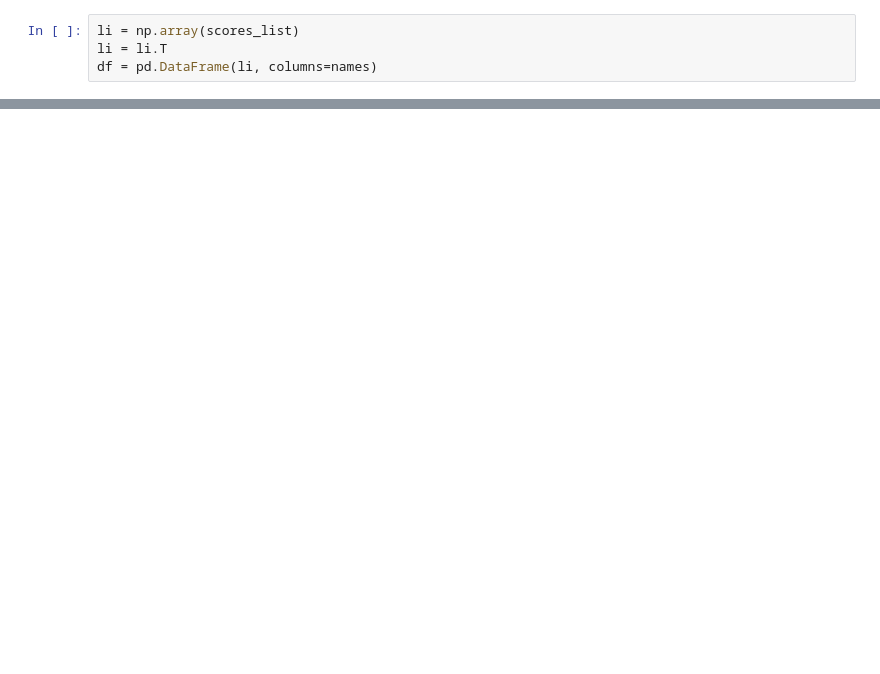
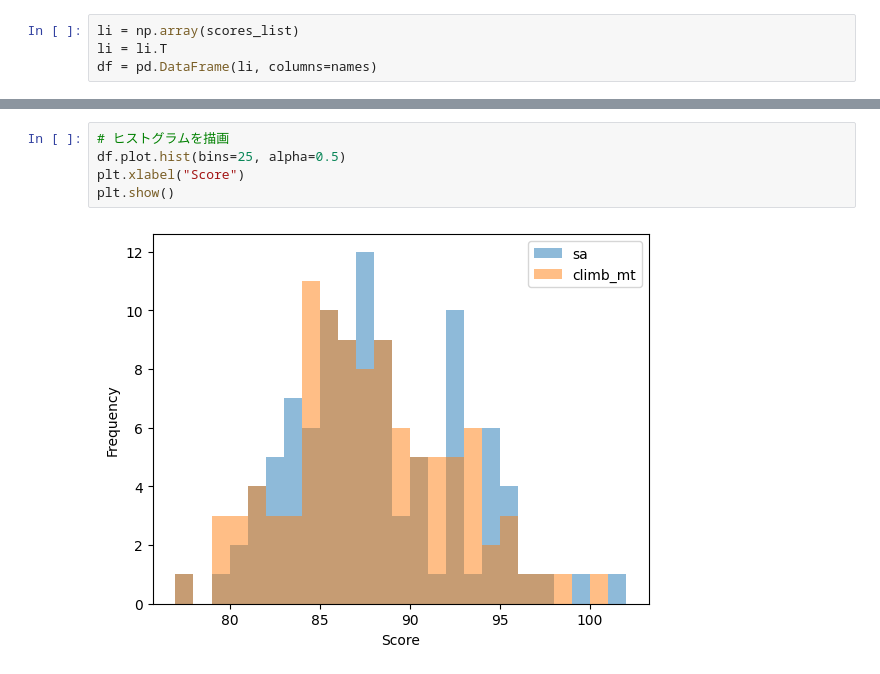
Before and after one commit to ayu0616/travel-planner, a Jupyter notebook: backend/python/compare_score.ipynb, the cells around one changed output, grey strips where cells are left out. Cells and saved outputs as stored; diff of their text form; blank space fills up the shorter version.

```diff
--- a/backend/python/compare_score.ipynb
+++ b/backend/python/compare_score.ipynb
@@ -36,0 +46,7 @@ df.plot()
+# %%
+# ヒストグラムを描画
+df.plot.hist(bins=25, alpha=0.5)
+plt.xlabel("Score")
+plt.show()
+# %% [output]
+[figure, added]
```
Also changed, not shown: parts of 7 cells of this notebook.
